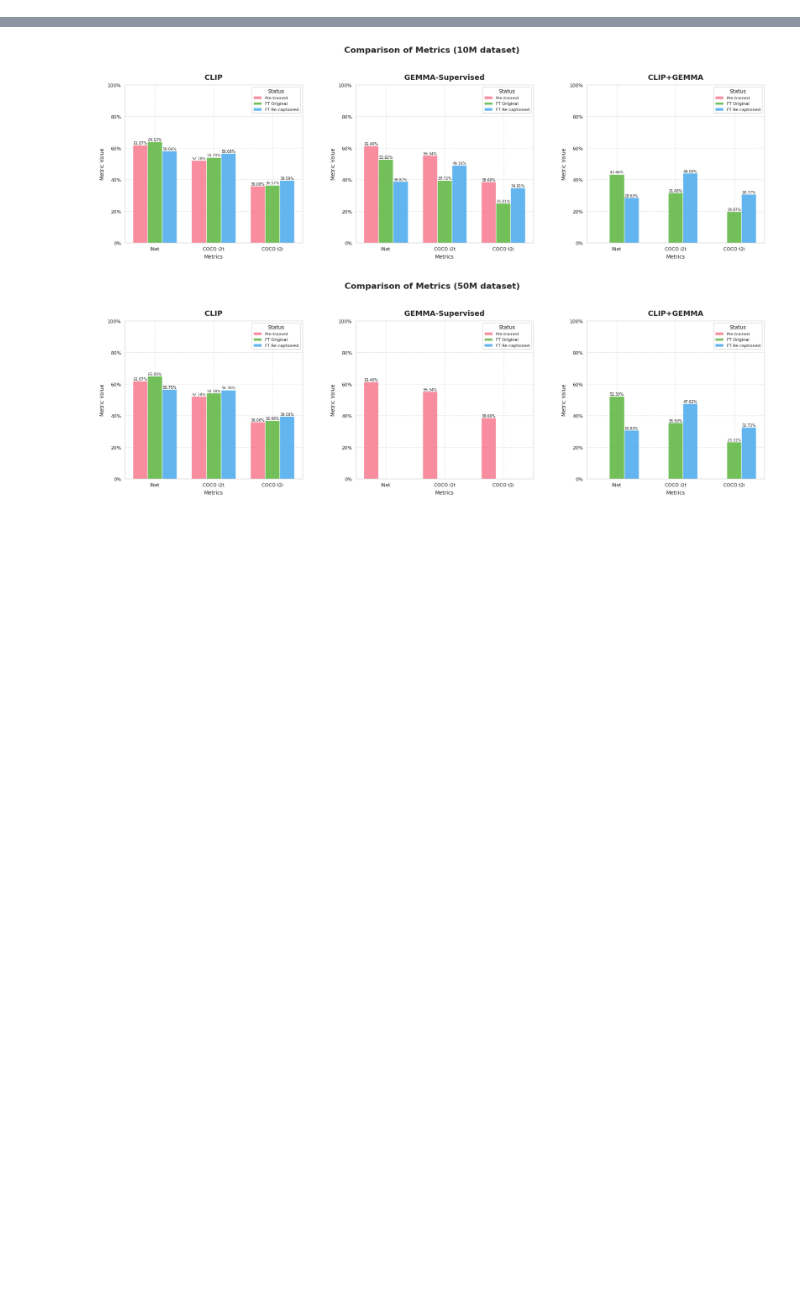
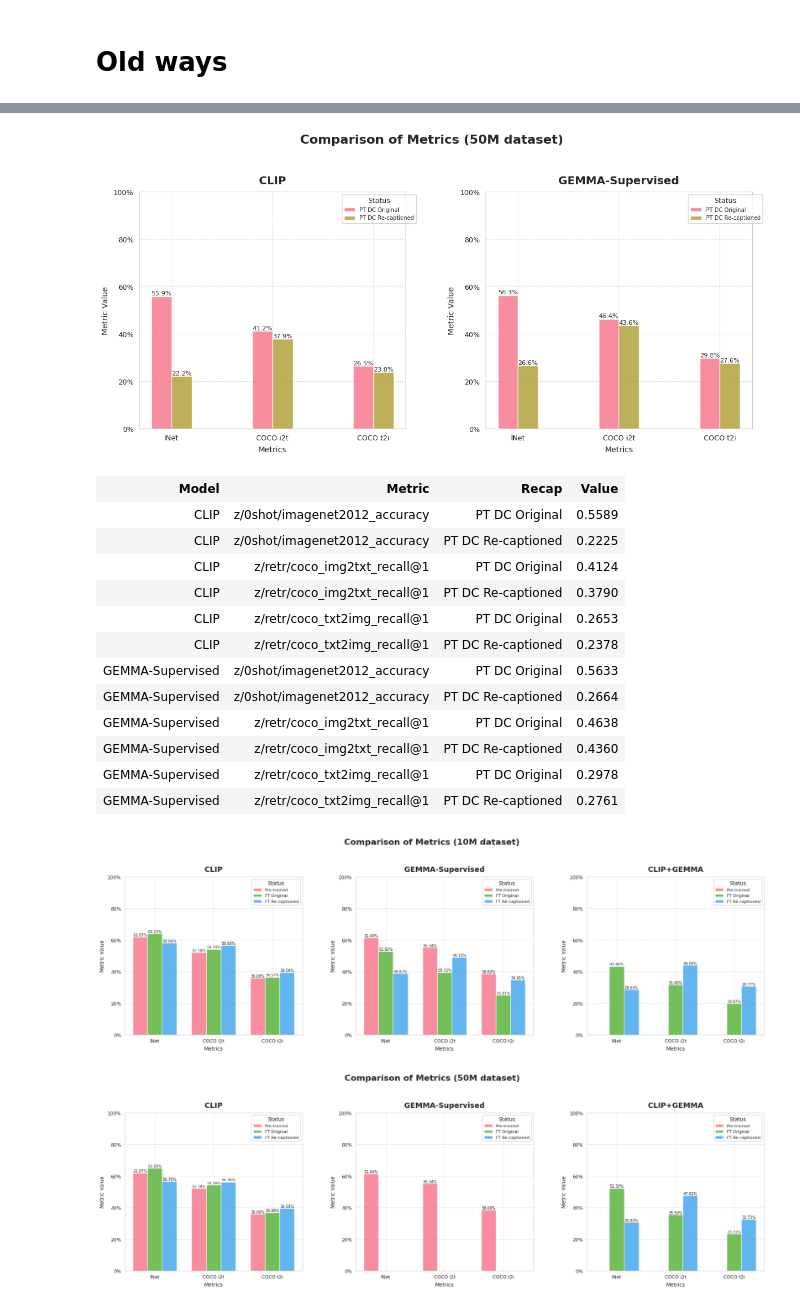
Before and after one commit to LLM-supervised-Vision/big_vision, a Jupyter notebook: scripts/20241003_plotting_bars.ipynb, the cells around one changed output, grey strips where cells are left out. Cells and saved outputs as stored; diff of their text form; code cells hidden in the pictures; blank space fills up the shorter version.

Commit message:
plotting bars - added PT experiments - new way old plotting (imperfect)

```diff
--- a/scripts/20241003_plotting_FT_bars.ipynb
+++ b/scripts/20241003_plotting_bars.ipynb
@@ -1,3 +258,5 @@
+# %% [markdown]
+# Old ways
 # %%
 import json
 import seaborn as sns
@@ -27,4 +286,13 @@ pre_trained_models = {
     "Pre-FT_CLIP": "gs://us-central2-storage/tensorflow_datasets/vit-b-16_3b_pretraining/clip_bs16384_warm0.03_lr1e-3_wd1e-4_bf16_qknorm-F_b2-0.95_12lyr_07-25_1415",
     "Pre-FT_Gemma-supervised": "gs://us-central2-storage/tensorflow_datasets/mllm_ckpts/paligemma/gemma2b-partial_frozen99-0.01-gap_b16-F_contrastive_bs16k_s3b_lr1e-3_wd1e-4_bf16_09-01_0446",
 }
+
+datacomp_PT_50M = {
+    'PT_clip_recapF': 'gs://us-central2-storage/tensorflow_datasets/post-training-datacomp-recap/clip_PT_lr1e-3_wd1e-4_bs16k_epoch10_warm0.03_recapFalse_50M_10-10_0458',
+    'PT_clip_recapT': 'gs://us-central2-storage/tensorflow_datasets/post-training-datacomp-recap/clip_PT_lr1e-3_wd1e-4_bs16k_epoch10_warm0.03_recapTrue_50M_10-10_1226',
+    'PT_gemma-supervised_recapF':'gs://us-central2-storage/tensorflow_datasets/mllm_ckpts/paligemma/gemma2b-partial_frozen99-0.01-drop0.0-vocab256128-gap-projT_b16-beitF-qknormF_contrastive_datacomp-recapF-50M-epoch10_dpr0.0_bs16k_s3b_lr1e-3_wd1e-4_bf16_10-09_2043',
+    'PT_gemma-supervised_recapT':'gs://us-central2-storage/tensorflow_datasets/mllm_ckpts/paligemma/gemma2b-partial_frozen99-0.01-drop0.0-vocab256128-gap-projT_b16-beitF-qknormF_contrastive_datacomp-recapT-50M-epoch10_dpr0.0_bs16k_s3b_lr1e-3_wd1e-4_bf16_10-09_2039',
+}
+
+visualize_experiments(datacomp_PT_50M, dataset_size=50)
 # %% [output]
@@ -37,3 +299,17 @@ To enable the following instructions: AVX2 FMA, in other operations, rebuild Ten
+[figure, added]
+| Model | Metric | Recap | Value |
+| CLIP | z/0shot/imagenet2012_accuracy | PT DC Original | 0.5589 |
+| CLIP | z/0shot/imagenet2012_accuracy | PT DC Re-captioned | 0.2225 |
+| CLIP | z/retr/coco_img2txt_recall@1 | PT DC Original | 0.4124 |
+| CLIP | z/retr/coco_img2txt_recall@1 | PT DC Re-captioned | 0.3790 |
+| CLIP | z/retr/coco_txt2img_recall@1 | PT DC Original | 0.2653 |
+| CLIP | z/retr/coco_txt2img_recall@1 | PT DC Re-captioned | 0.2378 |
+| GEMMA-Supervised | z/0shot/imagenet2012_accuracy | PT DC Original | 0.5633 |
+| GEMMA-Supervised | z/0shot/imagenet2012_accuracy | PT DC Re-captioned | 0.2664 |
+| GEMMA-Supervised | z/retr/coco_img2txt_recall@1 | PT DC Original | 0.4638 |
+| GEMMA-Supervised | z/retr/coco_img2txt_recall@1 | PT DC Re-captioned | 0.4360 |
+| GEMMA-Supervised | z/retr/coco_txt2img_recall@1 | PT DC Original | 0.2978 |
+| GEMMA-Supervised | z/retr/coco_txt2img_recall@1 | PT DC Re-captioned | 0.2761 |
 # %%
 def get_final_metrics(experiment_name, experiments):
     ckpt_path = experiments[experiment_name]
```
Also changed, not shown: parts of 2 cells of this notebook.
